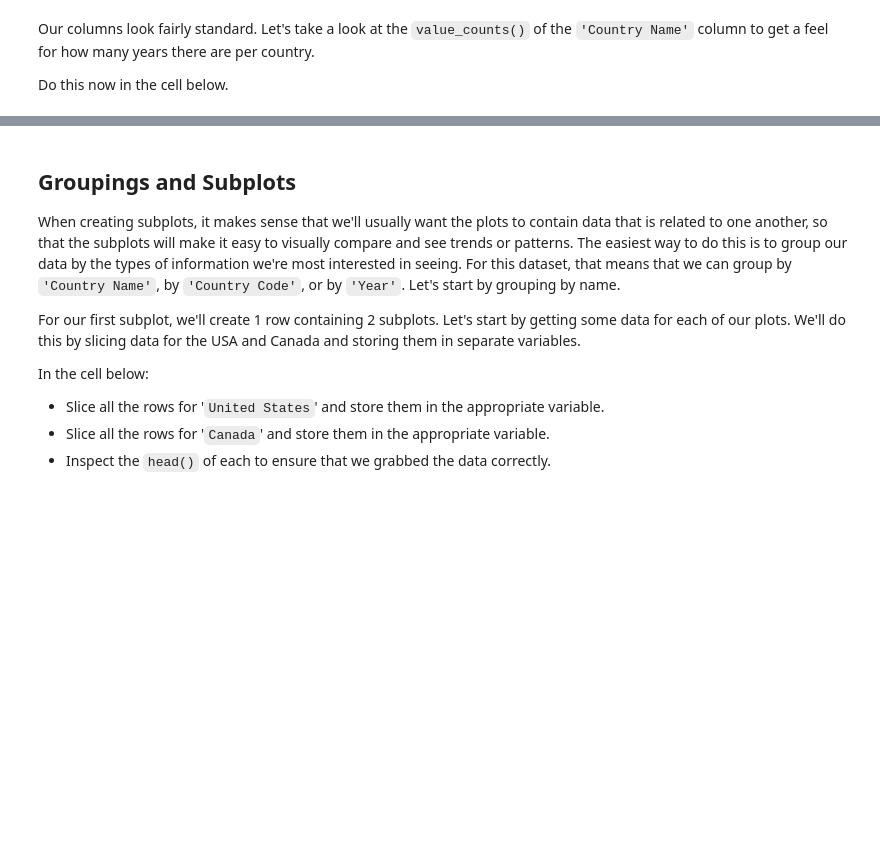
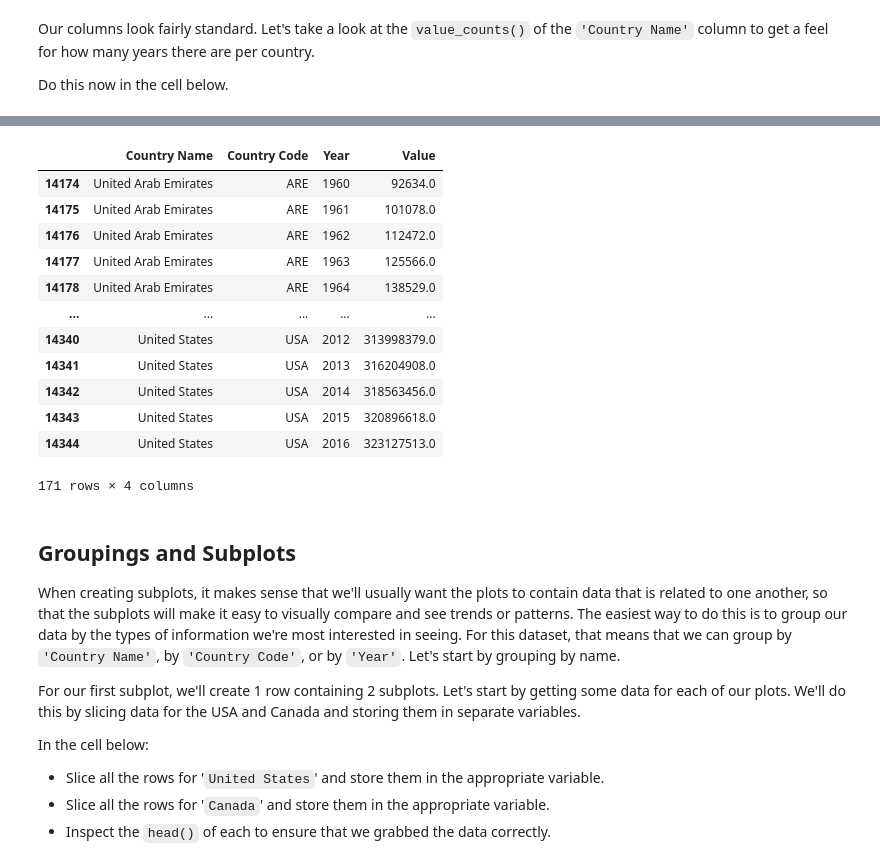
Before and after one commit to sealaurel/dsc-subplots-and-enumeration-lab, a Jupyter notebook: index.ipynb, the cells around one changed output, grey strips where cells are left out. Saved outputs shown, nothing was run; the diff lists cells and outputs as text; code cells hidden in the pictures; blank space fills up the shorter version.

```diff
--- a/index.ipynb
+++ b/index.ipynb
@@ -46,3 +71,19 @@ Do this now in the cell below.
+# %%
+df.loc[df['Country Name'].str.startswith('Un')]
+# %% [output]
+|  | Country Name | Country Code | Year | Value |
+| 14174 | United Arab Emirates | ARE | 1960 | 92634.0 |
+| 14175 | United Arab Emirates | ARE | 1961 | 101078.0 |
+| 14176 | United Arab Emirates | ARE | 1962 | 112472.0 |
+| 14177 | United Arab Emirates | ARE | 1963 | 125566.0 |
+| 14178 | United Arab Emirates | ARE | 1964 | 138529.0 |
+| ... | ... | ... | ... | ... |
+| 14340 | United States | USA | 2012 | 313998379.0 |
+| 14341 | United States | USA | 2013 | 316204908.0 |
+| 14342 | United States | USA | 2014 | 318563456.0 |
+| 14343 | United States | USA | 2015 | 320896618.0 |
+| 14344 | United States | USA | 2016 | 323127513.0 |
+171 rows × 4 columns
 # %% [markdown]
 ## Groupings and Subplots
 
```
Also changed, not shown: parts of 11 cells of this notebook.
